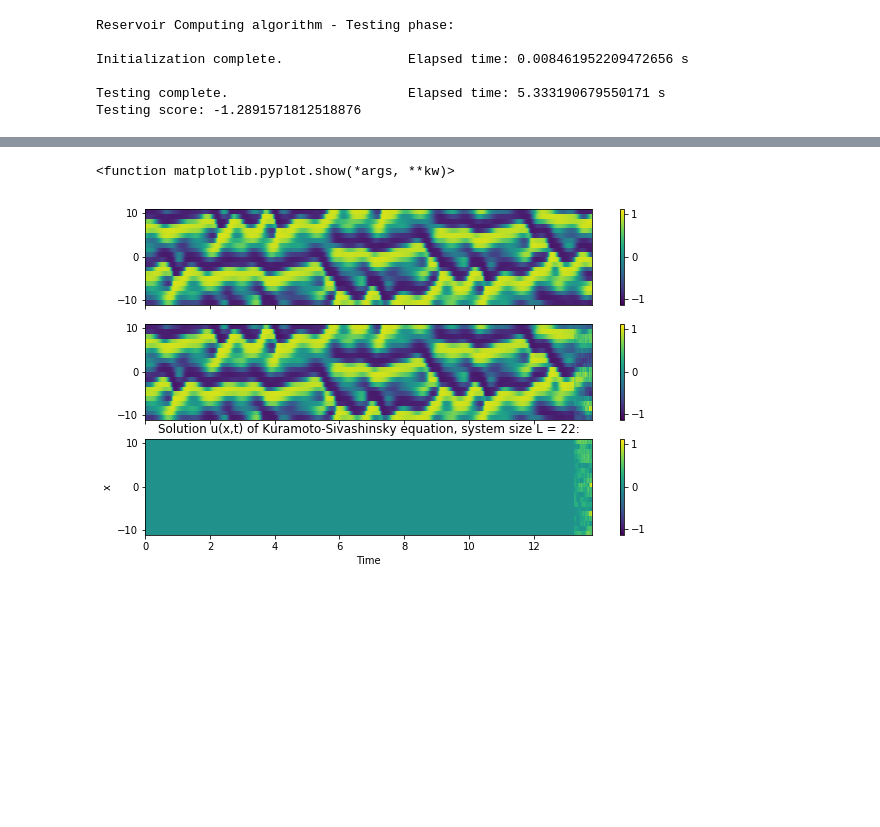
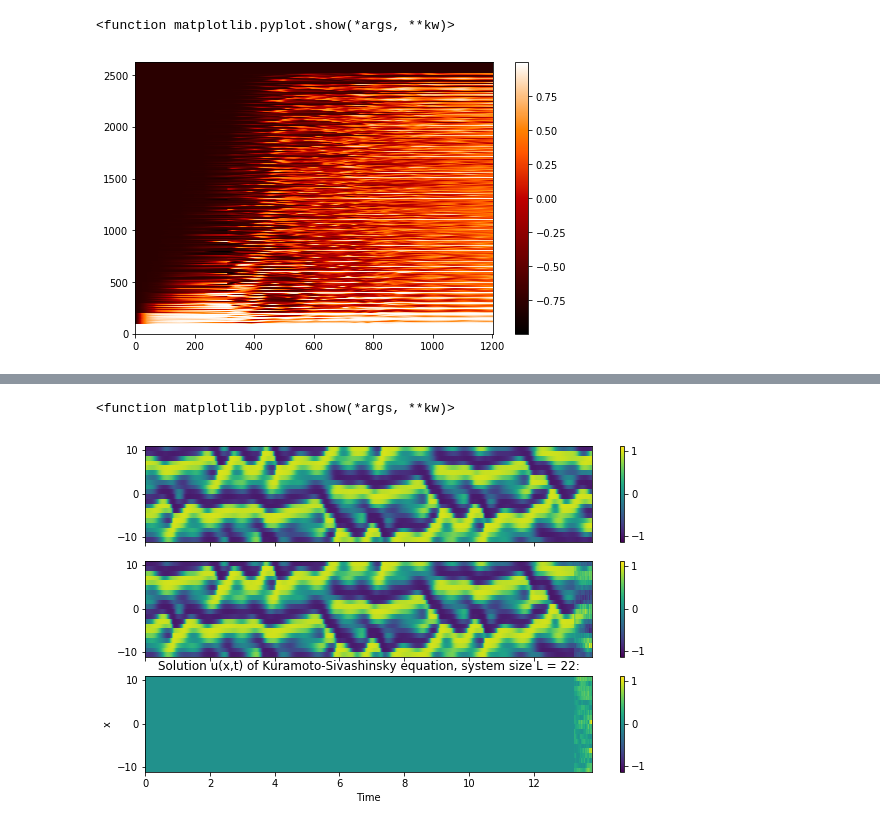
Before and after one commit to jon-dong/reservoir-computing-python, a Jupyter notebook: convection.ipynb, the cells around one changed output, grey strips where cells are left out. Cells and saved outputs as stored; diff of their text form; code cells hidden in the pictures; blank space fills up the shorter version.

```diff
--- a/convection.ipynb
+++ b/convection.ipynb
@@ -30,21 +18,29 @@ The autoreload extension is already loaded. To reload it, use:
 # %%
 # Input data
-n_sequence=10
-spatial_points = 64
-lyap_exp = 0.0461
-ks_data, xx, tt = data2D.kuramoto_sivashinsky_from_dataset(sequence_length=2000, n_sequence=n_sequence)
+T_3D = np.load("2D_convection_datasets/x_y_temperature_deltaT_2.npy")[1:, :, :] # skipping the boundary layer
+x_dim, y_dim, sequence_length = T_3D.shape
+# T_2D_concat = np.transpose(T_3D[1:, :, :], axes=(0, 2, 1))
+# T_2D_concat = np.tanh((T_2D_concat - np.mean(T_2D_concat))/np.std(T_2D_concat))
+T_2D_concat = T_3D.reshape((x_dim*y_dim, sequence_length)).T.reshape((1, sequence_length, x_dim*y_dim))
+T_2D_concat = np.tanh((T_2D_concat - np.mean(T_2D_concat))/np.std(T_2D_concat))
+# plt.figure(0,figsize=(8, 2))
+# im=plt.pcolormesh(T_2D_concat[0].T, cmap='gist_heat')
+# plt.colorbar(im)
+# plt.show
 
-b = Reservoir(n_res=1000, res_scale=0.1, res_encoding='phase', res_enc_param=1.5*np.pi,
-              input_scale=.7, input_encoding='phase',
+n_sequence, sequence_length, spatial_points = T_2D_concat.shape
+
+b = Reservoir(n_res=2000, res_scale=1, res_encoding='phase', res_enc_param=1.5*np.pi,
+              input_scale=1, input_encoding='phase',
               random_projection='simulation', weights_type='complex gaussian',
               activation_fun='intensity', activation_param=10,
-              parallel_runs=1,  bias_scale=1, leak_rate=0.15,
-              pred_horizon=100, rec_pred_steps=1,
-              train_method='ridge', train_param=1e-3, verbose=1
+              parallel_runs=1,  bias_scale=0, leak_rate=0.1,
+              pred_horizon=2, rec_pred_steps=1, forget = 100,
+              train_method='ridge', train_param=1e2, verbose=1
              )
 
 # Algorithm training
-b.fit(ks_data);
+b.fit(T_2D_concat);
 # %% [output]
 Reservoir Computing algorithm - Training phase:
 
@@ -55,13 +48,0 @@ Training score: 0.8619975659240395
-# %%
-# testing data
-ks_data, _, _ = data2D.kuramoto_sivashinsky_from_dataset(sequence_length=2000, n_sequence=1)
-
-# Algorithm testing
-pred_output, valid_score = b.predict_and_score(ks_data, detailed_score=True)
-# %% [output]
-Reservoir Computing algorithm - Testing phase:
-
-Initialization complete.                Elapsed time: 0.008461952209472656 s
-
-Testing complete.                       Elapsed time: 5.333190679550171 s
-Testing score: -1.2891571812518876
@@ -67,0 +59,8 @@ Testing score: -1.2891571812518876
+# %%
+plt.figure(0,figsize=(8, 5))
+im=plt.pcolormesh(T_2D_concat[0].T, cmap='gist_heat')
+plt.colorbar(im)
+plt.show
+# %% [output]
+<function matplotlib.pyplot.show(*args, **kw)>
+[figure, added]
```
Also changed, not shown: parts of 9 cells of this notebook, 8 other files.
